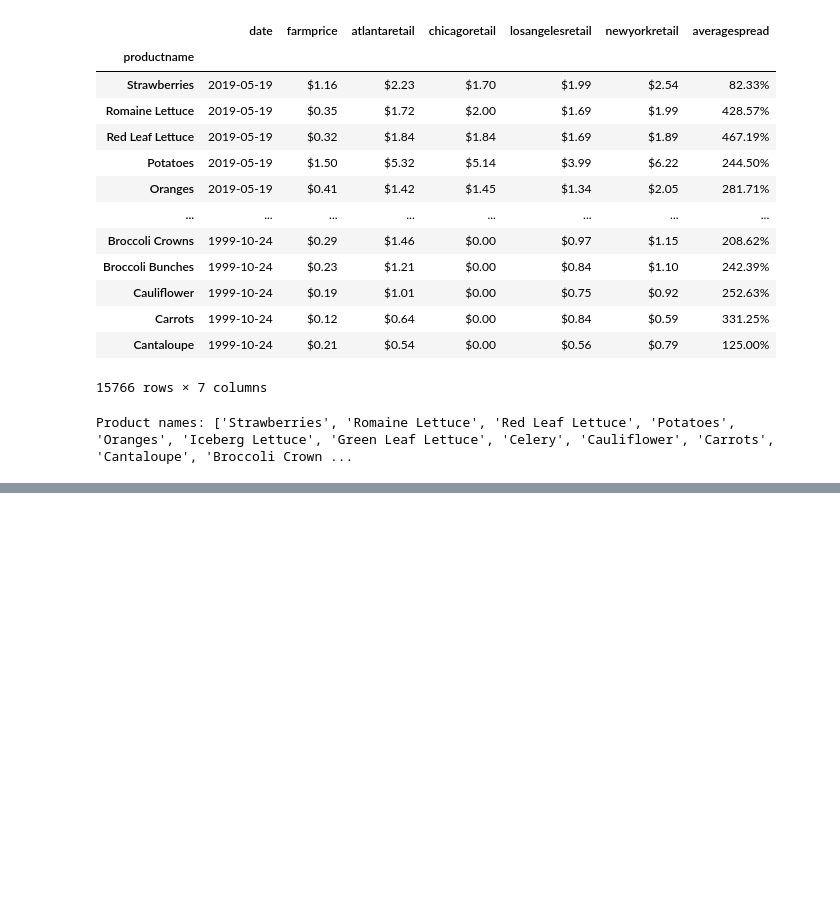
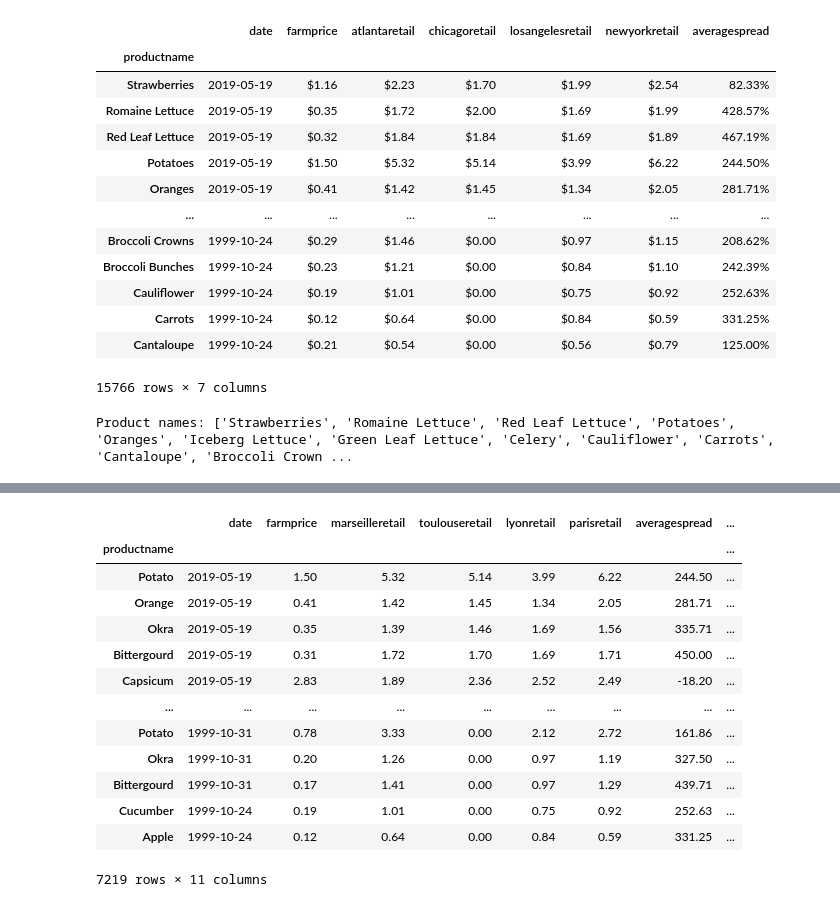
Before and after one commit to flaviengeoffray/mazu-project, a Jupyter notebook: dataprep.ipynb, the cells around one changed output, grey strips where cells are left out. Saved outputs shown, nothing was run; the diff lists cells and outputs as text; code cells hidden in the pictures; blank space fills up the shorter version.

```diff
--- a/dataprep.ipynb
+++ b/dataprep.ipynb
@@ -75,0 +83,19 @@ df_product_index.to_csv("data/ProductPriceIndex_cleaned.csv")
+# %%
+df['farmprice'] = df['farmprice'].str.split("$").str[1]
+df['marseilleretail'] = df['marseilleretail'].str.split("$").str[1]
+df['toulouseretail'] = df['toulouseretail'].str.split("$").str[1]
+df['parisretail'] = df['parisretail'].str.split("$").str[1]
+df['lyonretail'] = df['lyonretail'].str.split("$").str[1]
+
+df['averagespread'] = df['averagespread'].str.split("%").str[0]
+df['averagespread'] = df['averagespread'].str.replace(",", "")
+
+df = df.dropna()
+df = df[~(df == '').any(axis=1)]
+
+df['farmprice'] = df['farmprice'].astype(float)
+df['marseilleretail'] = df['marseilleretail'].astype(float)
+df['toulouseretail'] = df['toulouseretail'].astype(float)
+df['parisretail'] = df['parisretail'].astype(float)
+df['lyonretail'] = df['lyonretail'].astype(float)
+df['averagespread'] = df['averagespread'].astype(float)
@@ -75,0 +130,22 @@ df_product_index.to_csv("data/ProductPriceIndex_cleaned.csv")
+# %%
+df['marge_marseille'] = (df['marseilleretail'] - df['farmprice']).round(2)
+df['marge_toulouse'] = (df['toulouseretail'] - df['farmprice']).round(2)
+df['marge_paris'] = (df['parisretail'] - df['farmprice']).round(2)
+df['marge_lyon'] = (df['lyonretail'] - df['farmprice']).round(2)
+# %%
+df
+# %% [output]
+|  | date | farmprice | marseilleretail | toulouseretail | lyonretail | parisretail | averagespread | ... |
+| productname |  |  |  |  |  |  |  | ... |
+| Potato | 2019-05-19 | 1.50 | 5.32 | 5.14 | 3.99 | 6.22 | 244.50 | ... |
+| Orange | 2019-05-19 | 0.41 | 1.42 | 1.45 | 1.34 | 2.05 | 281.71 | ... |
+| Okra | 2019-05-19 | 0.35 | 1.39 | 1.46 | 1.69 | 1.56 | 335.71 | ... |
+| Bittergourd | 2019-05-19 | 0.31 | 1.72 | 1.70 | 1.69 | 1.71 | 450.00 | ... |
+| Capsicum | 2019-05-19 | 2.83 | 1.89 | 2.36 | 2.52 | 2.49 | -18.20 | ... |
+| ... | ... | ... | ... | ... | ... | ... | ... | ... |
+| Potato | 1999-10-31 | 0.78 | 3.33 | 0.00 | 2.12 | 2.72 | 161.86 | ... |
+| Okra | 1999-10-31 | 0.20 | 1.26 | 0.00 | 0.97 | 1.19 | 327.50 | ... |
+| Bittergourd | 1999-10-31 | 0.17 | 1.41 | 0.00 | 0.97 | 1.29 | 439.71 | ... |
+| Cucumber | 1999-10-24 | 0.19 | 1.01 | 0.00 | 0.75 | 0.92 | 252.63 | ... |
+| Apple | 1999-10-24 | 0.12 | 0.64 | 0.00 | 0.84 | 0.59 | 331.25 | ... |
+7219 rows × 11 columns
```
Also changed, not shown: parts of 5 cells of this notebook, 3 other files.
